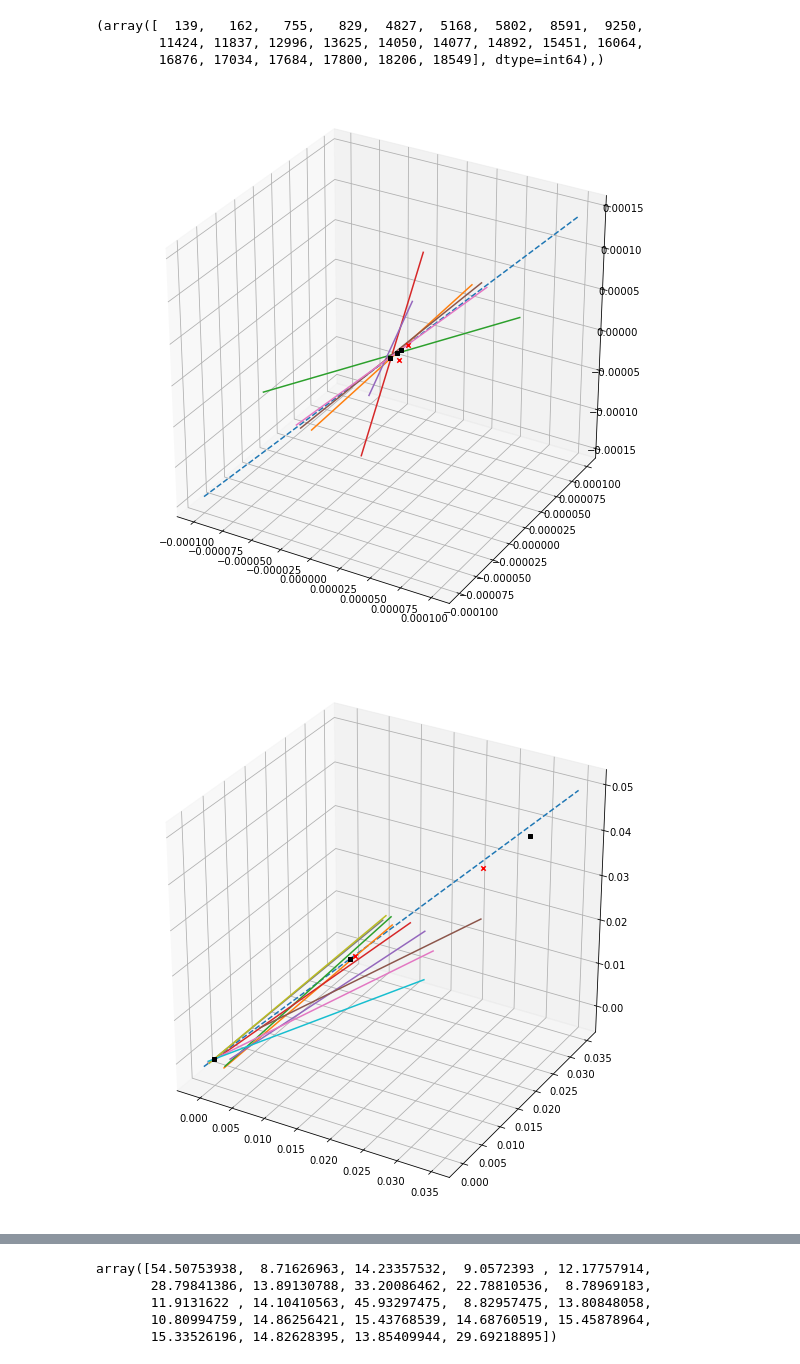
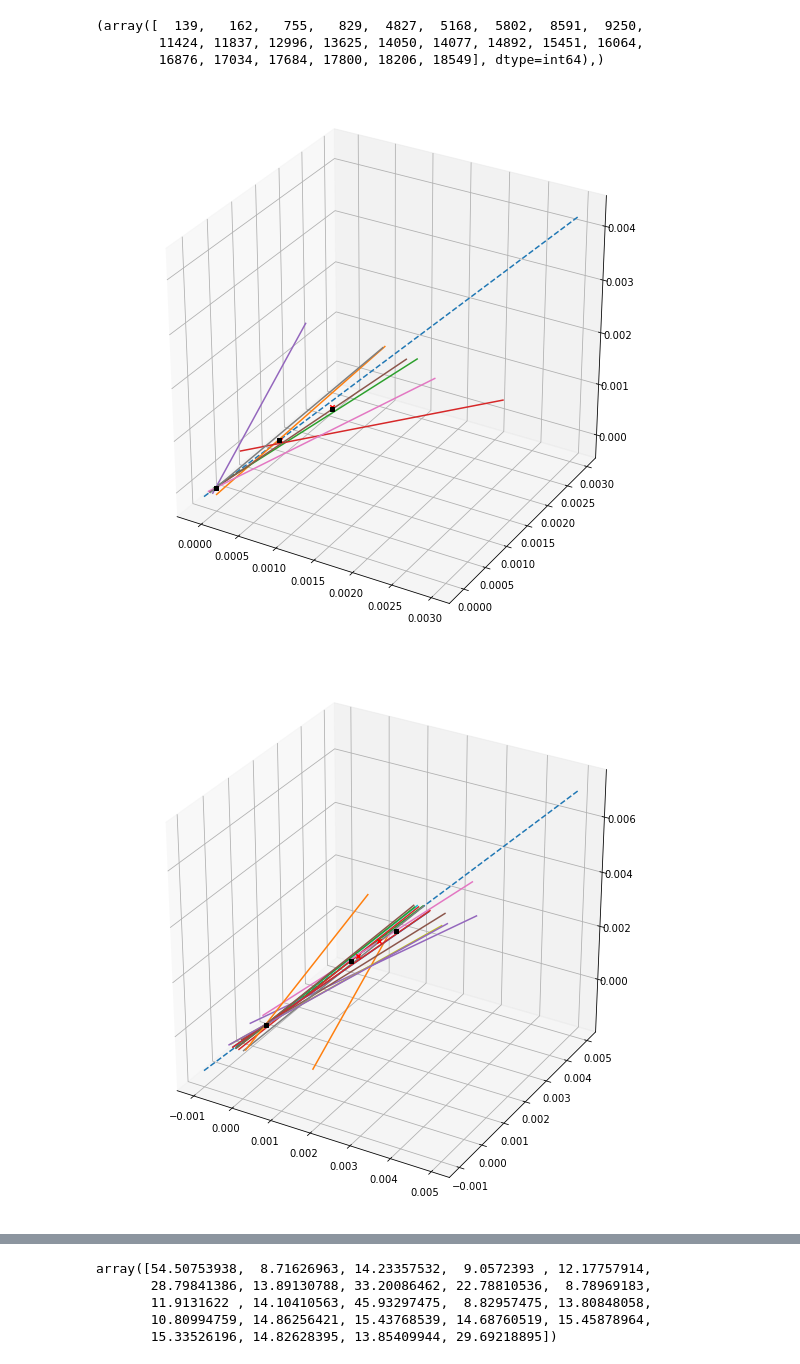
Before and after one commit to gregbarbour/RNNProject, a Jupyter notebook: an_rnn_example.ipynb, the cells around one changed output, grey strips where cells are left out. Saved outputs shown, nothing was run; the diff lists cells and outputs as text; code cells hidden in the pictures.

```diff
--- a/an_rnn_example.ipynb
+++ b/an_rnn_example.ipynb
@@ -367,0 +400,14 @@ mae_per_jet = np.mean(abs((results-y_test)),axis=1)
+# %%
+fig, axs = plt.subplots(2,2,figsize=(10,8))
+
+axs[0, 0].hist(large_ds_perc_errs,np.linspace(0,100,100))
+axs[0, 0].set_ylabel('N ds>1mm jets')
+
+axs[0, 1].hist(large_ds_maes,bins=np.linspace(0,1,100))
+
+axs[1, 0].hist(small_ds_perc_errs,np.linspace(0,100,100))
+axs[1, 0].set_xlabel('Mean % Error')
+axs[1, 0].set_ylabel('N ds<1mm jets')
+
+axs[1, 1].hist(small_ds_maes,bins=np.linspace(0,1,100))
+axs[1, 1].set_xlabel('Mean Abs Error')
@@ -545,14 +555,0 @@ array([0. , 0.2, 0.4, 0.6, 0.8, 1. , 1.2, 1.4, 1.6, 1.8, 2. , 2.2, 2.4,
-# %%
-d0,z0,phi0,theta0,qoverp=1.3081643989711976e-05,-6.615451638936065e-06,-0.6557717081719833,1.800121842067036,5.373777313714585e-05
-
-jetphi,jettheta = -0.7666502947479463,1.8519400411980116
-
-x0=d0*np.cos(phi0)
-y0=d0*np.sin(phi0)
-trk_PoCA=[x0,y0,z0]
-dirvec=[100*np.sin(theta0)*np.cos(phi0), 100*np.sin(theta0)*np.sin(phi0), 100*np.cos(theta0)]
-trk_secondp=[0.,0.,0.]
-for i in range(len(trk_PoCA)):
-    trk_secondp[i]=PoCA[i]+dirvec[i]
-
-jetdir = [100*np.sin(jettheta)*np.cos(jetphi), 100*np.sin(jettheta)*np.sin(jetphi), 100*np.cos(jettheta)]
@@ -669,21 +659,23 @@ bad_maes
         16876, 17034, 17684, 17800, 18206, 18549], dtype=int64),)
 # %%
 %matplotlib inline
-goodindex = 5383
-badindex = 139
+goodindex = 7247
+badindex = 4712
 
 zoom = [-0.001,0.004]
 #print("good")
 jet_tracks, true_vertices, rec_vertices = from_index_extract_tracks_and_vertices(goodindex, split,trks,bjets_DF,results)
-plot_jet(jet_tracks, true_vertices, rec_vertices,[-0.0001,0.0001])
+plot_jet(jet_tracks, true_vertices, rec_vertices,[-0.0001,0.003])
 #print("bad")
 # %% [output]
-[figure, old version]
+[figure, new version]
 # %%
+%matplotlib inline
+
 jet_tracks, true_vertices, rec_vertices = from_index_extract_tracks_and_vertices(badindex, split,trks,bjets_DF,results)
-plot_jet(jet_tracks, true_vertices, rec_vertices,[-0.001,0.035])
+plot_jet(jet_tracks, true_vertices, rec_vertices,[-0.001,0.005])
 # %% [output]
-[figure, old version]
+[figure, new version]
 # %%
 print(bjets_DF.iloc[goodindex+split])
 print("\nand the bad\n")
```
Also changed, not shown: parts of 55 cells of this notebook, 1 other file.
